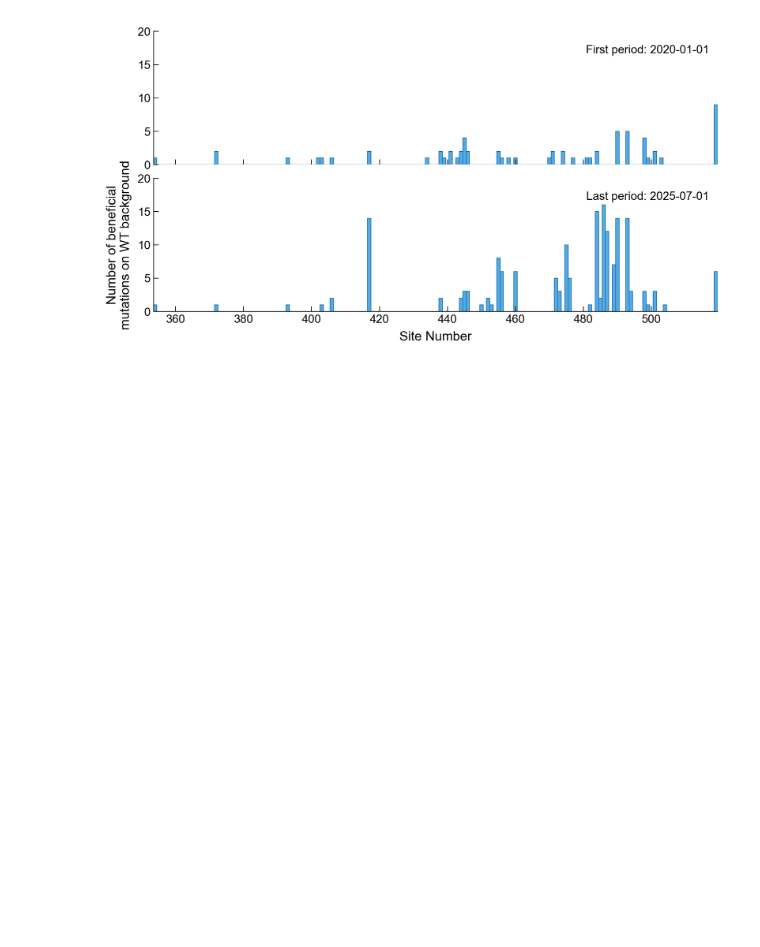
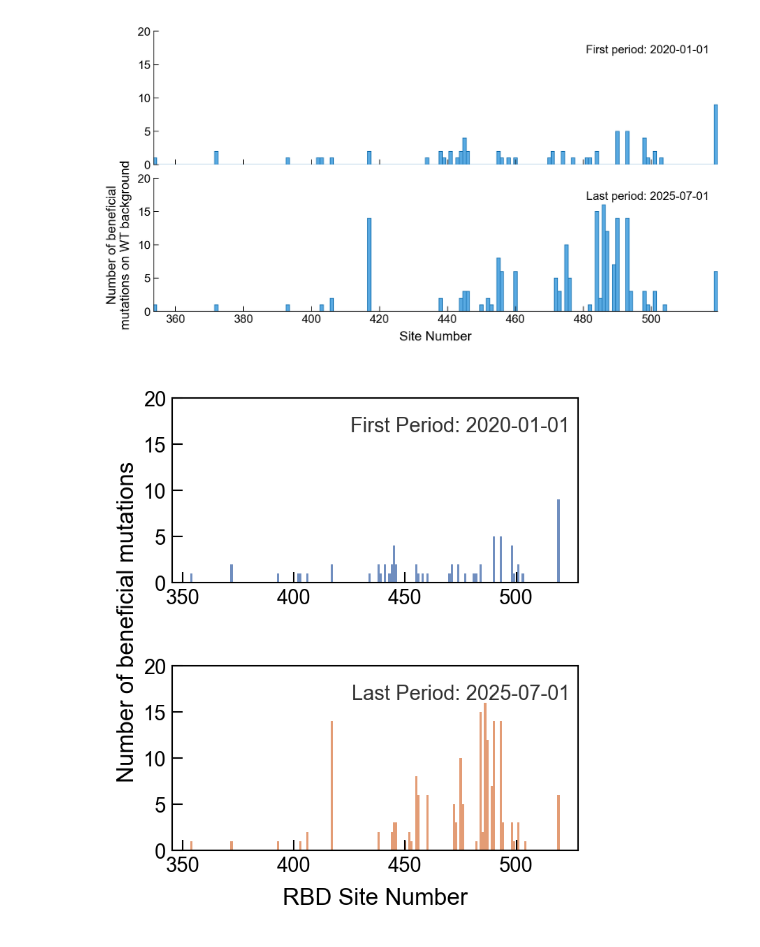
Before and after one commit to m-huot/ESCAPE_MAP_DRAFT, a Jupyter notebook: Figure 1 2 (Fitness)/Figure 1.ipynb, the cells around one changed output. Saved outputs shown, nothing was run; the diff lists cells and outputs as text; code cells hidden in the pictures; blank space fills up the shorter version.

```diff
--- a/Figure 1 2 (Fitness)/Figure 1.ipynb
+++ b/Figure 1 2 (Fitness)/Figure 1.ipynb
@@ -774,3 +765,98 @@ site
 Name: positive_count, Length: 166, dtype: int64
 Generating 'Nature-ready' plot...
 [figure]
+# %%
+import pandas as pd
+import numpy as np
+import matplotlib.pyplot as plt
+import matplotlib as mpl
+from math import ceil
+
+def set_publication_style():
+    """Sets a unified, professional style for all subplots."""
+    mpl.rcParams.update({
+        'font.family': 'sans-serif',
+        'font.sans-serif': ['Arial', 'Helvetica', 'Liberation Sans'],
+        'font.size': 7,
+        'axes.labelsize': 6,
+        'axes.titlesize': 6,
+        'xtick.labelsize': 7,
+        'ytick.labelsize': 7,
+        'legend.fontsize': 7,
+        'axes.linewidth': 0.5,
+        'grid.linewidth': 0.4,
+        'lines.linewidth': 1.0,
+        'lines.markersize': 4,
+        'figure.dpi': 300,
+        'pdf.fonttype': 42,
+        'ps.fonttype': 42,
+    })
+
+def plot_publication_comparison(counts_first, counts_last, first_date, last_date, min_site, max_site):
+    set_publication_style()
+
+    # Professional Color Scheme
+    # Using a slightly desaturated palette for a modern scientific look
+    C1 = "#4C72B0" # Muted Blue
+    C2 = "#DD8452" # Muted Orange
+
+    # Figure size for a single column (approx 88mm wide)
+    fig, (ax1, ax2) = plt.subplots(
+        2, 1,
+        figsize=(2.5, 2.8),
+        sharex=False,
+        gridspec_kw={'hspace': 0.45}
+    )
+
+    # Calculate global Y-limit for visual honesty
+    max_val = max(counts_first.max(), counts_last.max())
+    ylim_top = ceil(max_val * 1.1)
+
+    # --- Top Panel (First Period) ---
+    ax1.bar(counts_first.index, counts_first.values, width=1.0,
+            color=C1, alpha=0.8, edgecolor='none')
+
+    # Add Panel Label 'a'
+    # Add Date Label
+    ax1.text(0.98, 0.9, f"First Period: {first_date}",
+             transform=ax1.transAxes, ha='right', va='top', fontsize=7, color="#333333")
+    #ylim
+    ax1.set_ylim(0, 20)
+    #more space between ax1 and ax2
+
+
+    # --- Bottom Panel (Last Period) ---
+    ax2.bar(counts_last.index, counts_last.values, width=1.0,
+            color=C2, alpha=0.8, edgecolor='none')
+
+    # Add Panel Label 'b'
+    # Add Date Label
+    ax2.text(0.98, 0.9, f"Last Period: {last_date}",
+             transform=ax2.transAxes, ha='right', va='top', fontsize=7, color="#333333")
+
+    # --- Axis Formatting ---
+    # for ax in [ax1, ax2]:
+    #     ax.set_ylim(0, ylim_top)
+    #     ax.set_xlim(min_site - 1, max_site + 1)
+    #     ax.spines['right'].set_visible(False)
+    #     ax.spines['top'].set_visible(False)
+    #     ax.tick_params(direction='out', length=3)
+    #     # Add light horizontal grid for readability
+    #     ax.yaxis.grid(True, linestyle='--', alpha=0.3)
+
+    # Shared Labels
+    fig.text(0.02, 0.5, 'Number of beneficial mutations',
+             va='center', rotation='vertical', fontsize=8)
+    ax2.set_xlabel("RBD Site Number", fontsize=8)
+    ax2.set_ylim(0, 20)
+
+    plt.tight_layout(rect=[0.05, 0, 1, 1]) # Adjust for the shared y-label
+
+    # Save as PDF for vector-quality (required by many journals)
+    # plt.savefig("beneficial_mutations_v1.pdf", transparent=True)
+    plt.show()
+
+# Example Call inside your main()
+plot_publication_comparison(counts_first, counts_last, first_period.date(), last_period.date(), min_site, max_site)
+# %% [output]
+[figure, added]
```
Also changed, not shown: parts of 2 cells of this notebook.
